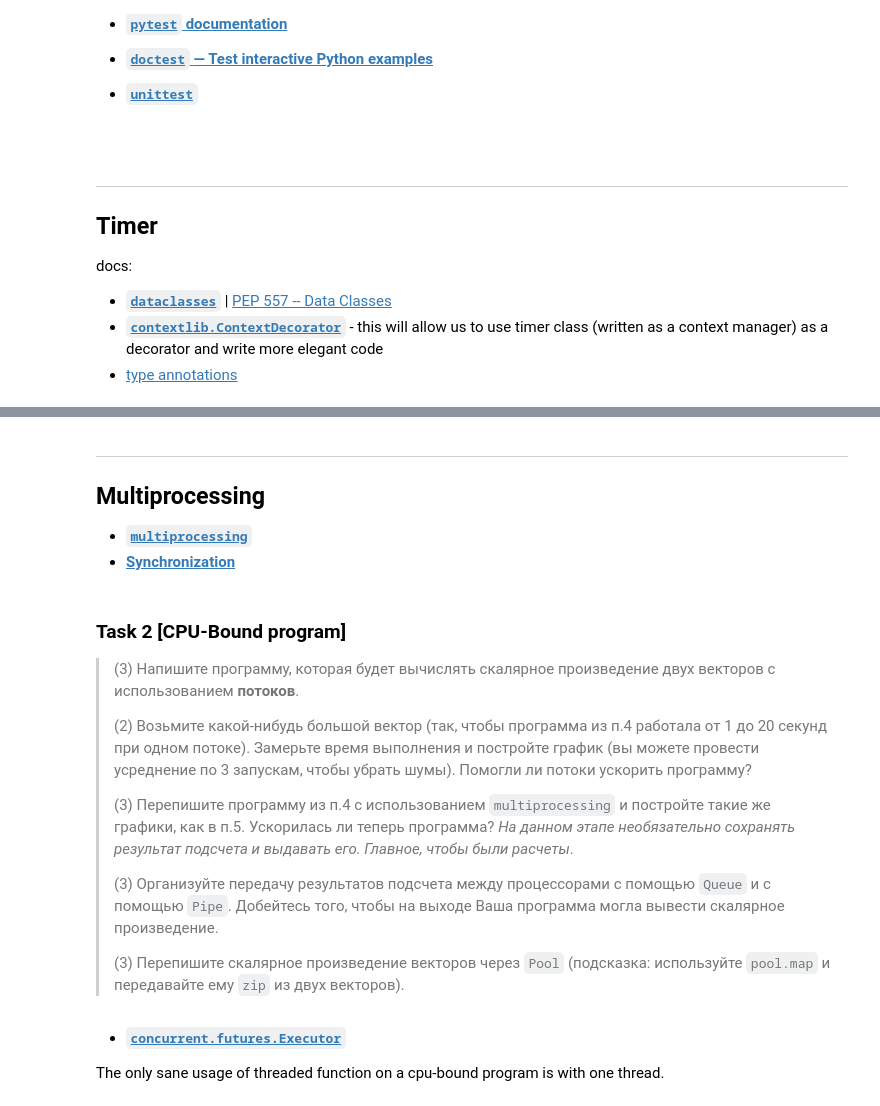
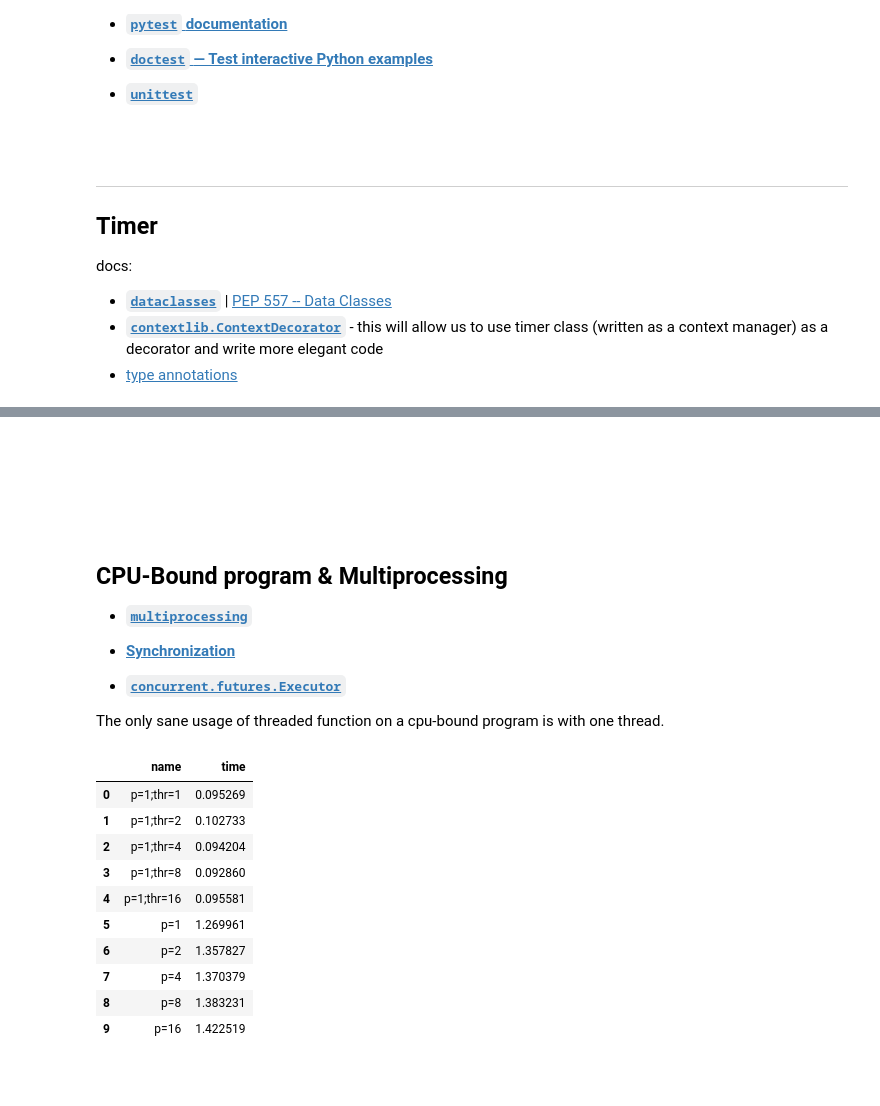
Before and after one commit to barklan/mipt_adv_py, a Jupyter notebook: w10 [Threading]/w10.ipynb, the cells around one changed output, grey strips where cells are left out. Cells and saved outputs as stored; diff of their text form; code cells hidden in the pictures; blank space fills up the shorter version.

````diff
--- a/w10 [Threading]/w10.ipynb
+++ b/w10 [Threading]/w10.ipynb
@@ -77,30 +81,34 @@ from timer import Timer
 # %% [markdown]
----
+```
 
-## Multiprocessing
+
+
+
+
+```
+
+## CPU-Bound program & Multiprocessing
+
 
 - [**`multiprocessing`**](https://docs.python.org/3/library/multiprocessing.html)
 - [**Synchronization**](https://en.wikipedia.org/wiki/Synchronization_(computer_science))
+
+- [**`concurrent.futures.Executor`**](https://docs.python.org/3/library/concurrent.futures.html#concurrent.futures.Executor)
+
+The only sane usage of threaded function on a cpu-bound program is with one thread.
-# %% [markdown]
-### Task 2 [CPU-Bound program]
-
-> (3) Напишите программу, которая будет вычислять скалярное произведение двух векторов с использованием **потоков**.
->
-> (2) Возьмите какой-нибудь большой вектор (так, чтобы программа из п.4 работала от 1 до 20 секунд при одном потоке).
-Замерьте время выполнения и постройте график (вы можете провести усреднение по 3 запускам, чтобы убрать шумы).
-Помогли ли потоки ускорить программу?
->
-> (3) Перепишите программу из п.4 с использованием `multiprocessing` и постройте такие же графики, как в п.5.
-Ускорилась ли теперь программа?
-_На данном этапе необязательно сохранять результат подсчета и выдавать его. Главное, чтобы были расчеты_.
->
-> (3) Организуйте передачу результатов подсчета между процессорами с помощью `Queue` и с помощью `Pipe`.
-Добейтесь того, чтобы на выходе Ваша программа могла вывести скалярное произведение.
->
-> (3) Перепишите скалярное произведение векторов через `Pool`
-(подсказка: используйте `pool.map` и передавайте ему `zip` из двух векторов).
-# %% [markdown]
-- [**`concurrent.futures.Executor`**](https://docs.python.org/3/library/concurrent.futures.html#concurrent.futures.Executor)
-
-The only sane usage of threaded function on a cpu-bound program is with one thread.
+# %%
+df = pd.read_csv('vscode.csv')
+df
+# %% [output]
+|  | name | time |
+| 0 | p=1;thr=1 | 0.095269 |
+| 1 | p=1;thr=2 | 0.102733 |
+| 2 | p=1;thr=4 | 0.094204 |
+| 3 | p=1;thr=8 | 0.092860 |
+| 4 | p=1;thr=16 | 0.095581 |
+| 5 | p=1 | 1.269961 |
+| 6 | p=2 | 1.357827 |
+| 7 | p=4 | 1.370379 |
+| 8 | p=8 | 1.383231 |
+| 9 | p=16 | 1.422519 |
 # %%
````
Also changed, not shown: parts of 14 cells of this notebook, 7 other files.
